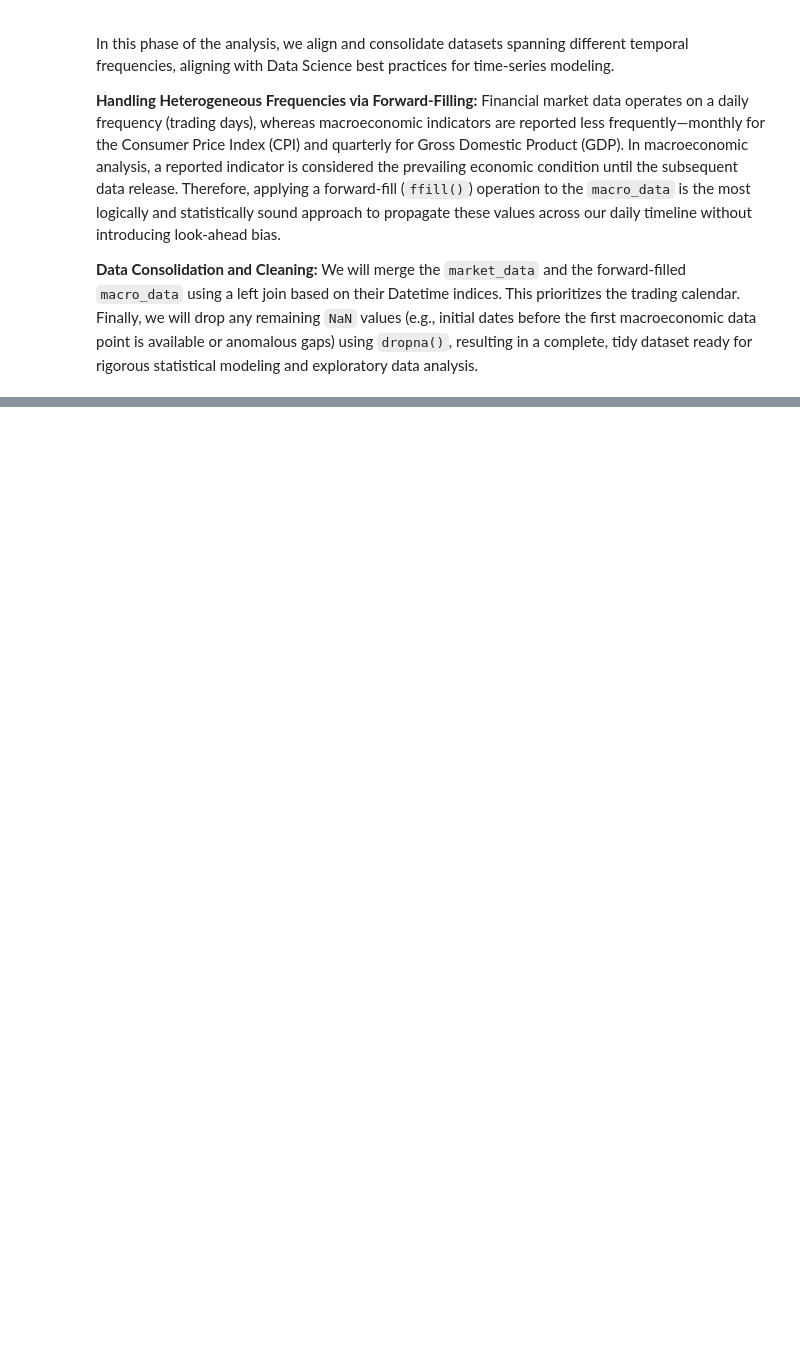
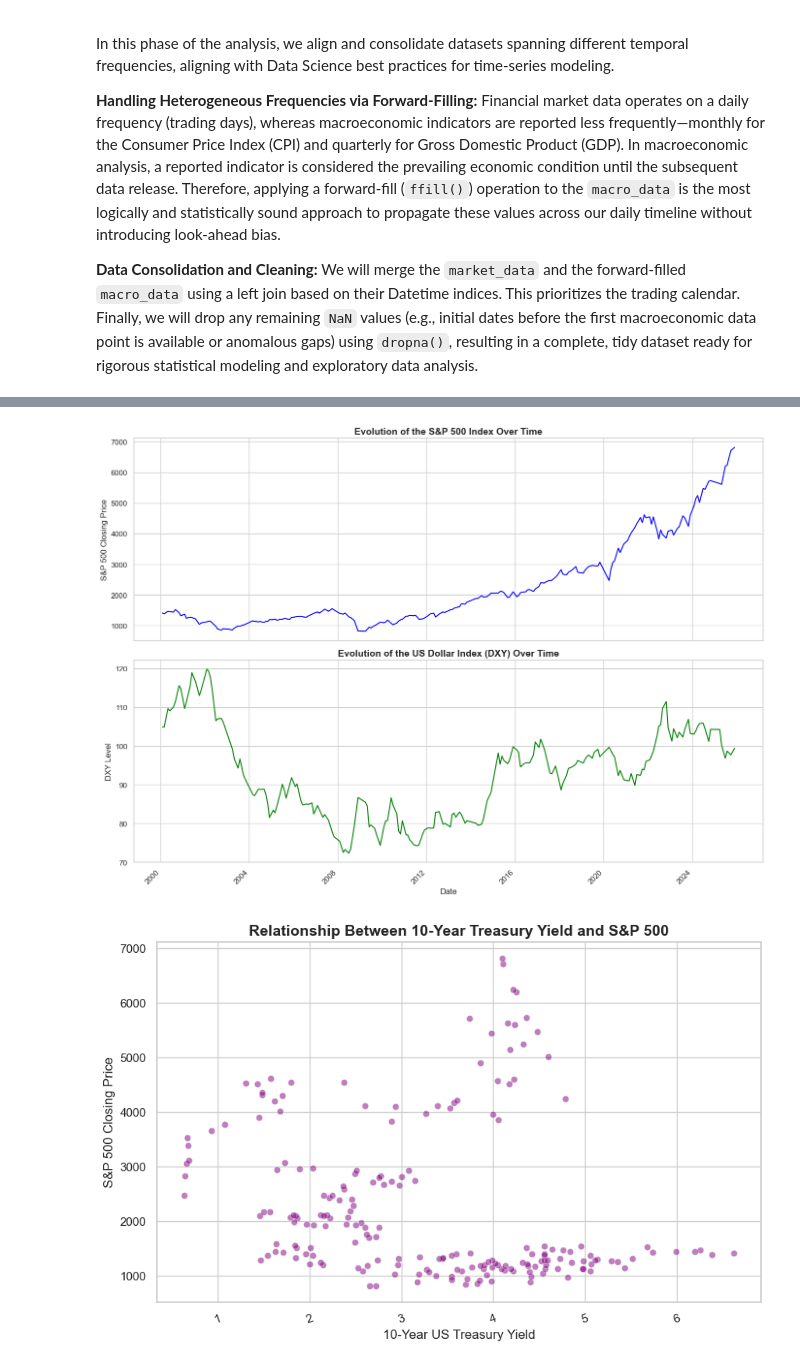
Before and after one commit to velizarMitov/Yield-Curve-Market-Surge, a Jupyter notebook: sample.ipynb, the cells around one changed output, grey strips where cells are left out. Drawn from its saved outputs; the diff is of its cells as text; code cells hidden in the pictures; blank space fills up the shorter version.

```diff
--- a/sample.ipynb
+++ b/sample.ipynb
@@ -109,0 +132,65 @@ Data columns (total 6 columns):
+# %%
+import matplotlib.pyplot as plt
+import seaborn as sns
+import matplotlib.dates as mdates
+
+# Ensure seaborn style is applied for professional-looking plots
+sns.set_theme(style="whitegrid")
+
+# ---------------------------------------------------------
+# 1. Time-Series Line Charts: S&P 500 and US Dollar Index
+# ---------------------------------------------------------
+fig, axes = plt.subplots(nrows=2, ncols=1, figsize=(14, 10), sharex=True)
+
+# Subplot 1: S&P 500 Evolution
+axes[0].plot(df_merged.index, df_merged['S&P 500'], color='blue', linewidth=1.5)
+axes[0].set_title('Evolution of the S&P 500 Index Over Time', fontsize=14, fontweight='bold')
+axes[0].set_ylabel('S&P 500 Closing Price', fontsize=12)
+
+# Subplot 2: US Dollar Index Evolution
+axes[1].plot(df_merged.index, df_merged['US Dollar Index (DXY)'], color='green', linewidth=1.5)
+axes[1].set_title('Evolution of the US Dollar Index (DXY) Over Time', fontsize=14, fontweight='bold')
+axes[1].set_ylabel('DXY Level', fontsize=12)
+axes[1].set_xlabel('Date', fontsize=12)
+
+# Improve date formatting and rotate x-axis labels for readability
+# Use a reasonable locator/formatter if many years are present
+axes[1].xaxis.set_major_locator(mdates.AutoDateLocator())
+axes[1].xaxis.set_major_formatter(mdates.ConciseDateFormatter(mdates.AutoDateLocator()))
+fig.autofmt_xdate(rotation=45, ha='right')
+
+plt.tight_layout()
+plt.show()
+
+# ---------------------------------------------------------
+# 2. Scatterplot: 10-Year Treasury Yield vs S&P 500
+# ---------------------------------------------------------
+plt.figure(figsize=(10, 6))
+sns.scatterplot(data=df_merged, x='10-Year Treasury Yield', y='S&P 500', alpha=0.5, color='purple')
+plt.title('Relationship Between 10-Year Treasury Yield and S&P 500', fontsize=14, fontweight='bold')
+plt.xlabel('10-Year US Treasury Yield', fontsize=12)
+plt.ylabel('S&P 500 Closing Price', fontsize=12)
+# Rotate x ticks slightly if they are crowded (numeric ticks rarely need rotation)
+plt.xticks(rotation=20)
+plt.show()
+
+# ---------------------------------------------------------
+# 3. Correlation Matrix Heatmap
+# ---------------------------------------------------------
+plt.figure(figsize=(10, 8))
+# Calculate the Pearson correlation matrix
+corr_matrix = df_merged.corr()
+
+# Create the heatmap with seaborn
+ax = sns.heatmap(corr_matrix, annot=True, cmap='coolwarm', fmt=".2f", linewidths=0.5, vmin=-1, vmax=1,
+                 cbar_kws={'shrink': 0.75})
+# Rotate x tick labels for better readability and align to the right
+plt.xticks(rotation=45, ha='right')
+# Keep y tick labels horizontal for readability
+plt.yticks(rotation=0)
+plt.title('Correlation Matrix of Macroeconomic and Market Variables', fontsize=14, fontweight='bold')
+plt.tight_layout()
+plt.show()
+# %% [output]
+[figure, added]
+[figure, added]
```
Also changed, not shown: parts of 4 cells of this notebook.
